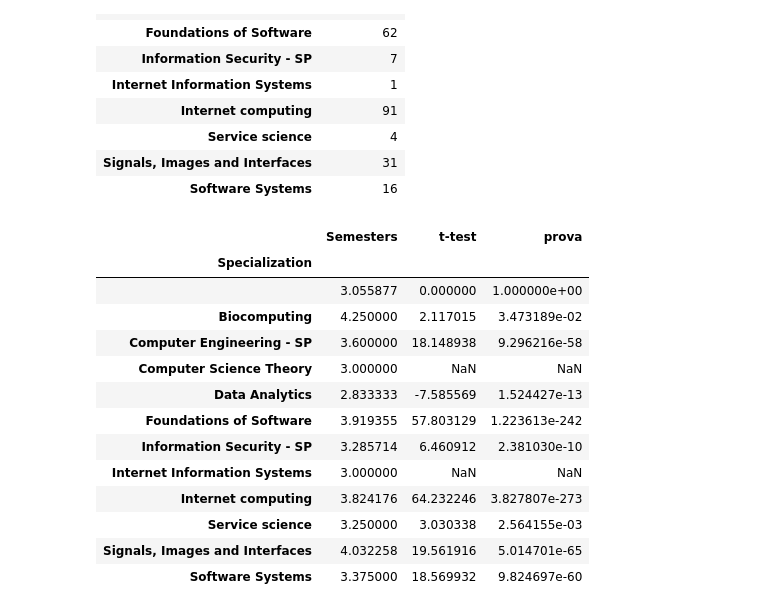
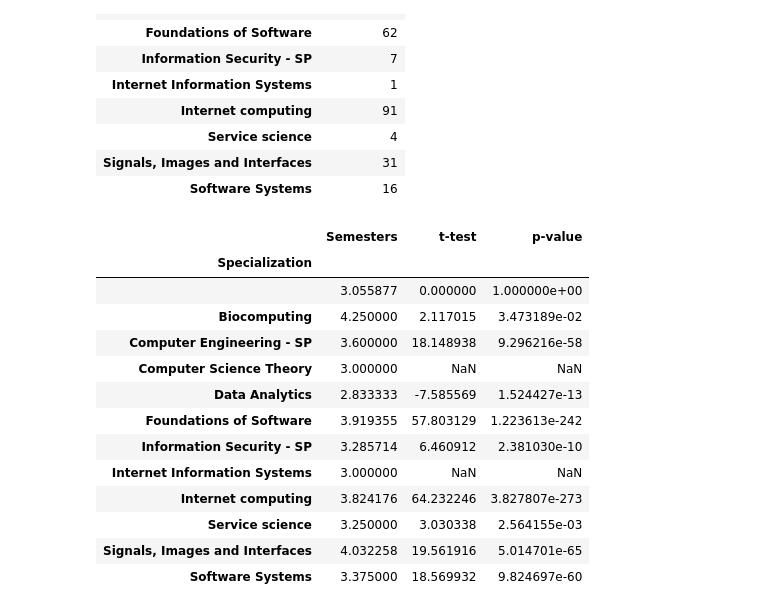
Before and after one commit to Bondzio/ADA_hw2016, a Jupyter notebook: 02 - Data from the Web/Homework2.ipynb, the cells around one changed output. Cells and saved outputs as stored; diff of their text form; code cells hidden in the pictures.

Commit message:
Added t-test

```diff
--- a/02 - Data from the Web/Homework2.ipynb
+++ b/02 - Data from the Web/Homework2.ipynb
@@ -312,20 +312,20 @@ specialization_analysis.count()
 # %%
 from scipy.stats import t
 
 specialization_mean=specialization_analysis.mean()
 specialization_std=specialization_analysis.std()
 specialization_count=specialization_analysis.count()
 output=specialization_analysis.mean()
 base_mean=specialization_mean.iloc[0]
 base_std=specialization_std.iloc[0]
 base_count=specialization_count.iloc[0]
 nu=specialization_count+base_count-2
 #print(nu.shape,specialization_mean.shape,t.cdf(specialization_mean,nu))
 output['t-test']=(specialization_mean-base_mean)/(specialization_std*specialization_std/specialization_count+base_std*base_std/base_count)
-output['prova']=prova=t.sf(abs(output['t-test'].reshape([output['t-test'].shape[0],1])),nu)*2#stats.t.sf(output['t-test'],nu)*2
+output['p-value']=prova=t.sf(abs(output['t-test'].reshape([output['t-test'].shape[0],1])),nu)*2
 output
 # %% [output]
-|  | Semesters | t-test | prova |
+|  | Semesters | t-test | p-value |
 | Specialization |  |  |  |
 |  | 3.055877 | 0.000000 | 1.000000e+00 |
 | Biocomputing | 4.250000 | 2.117015 | 3.473189e-02 |
```
